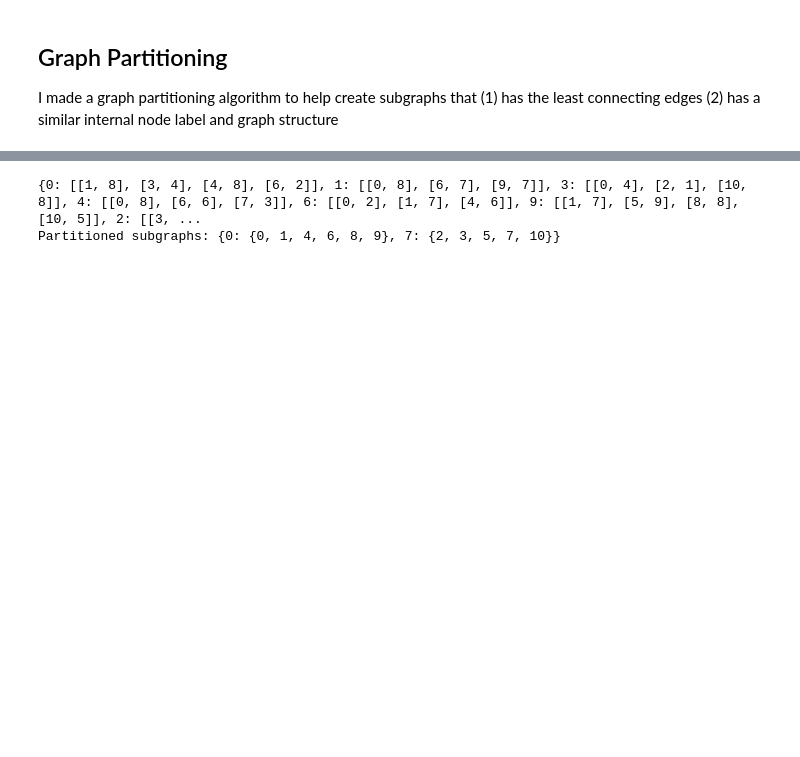
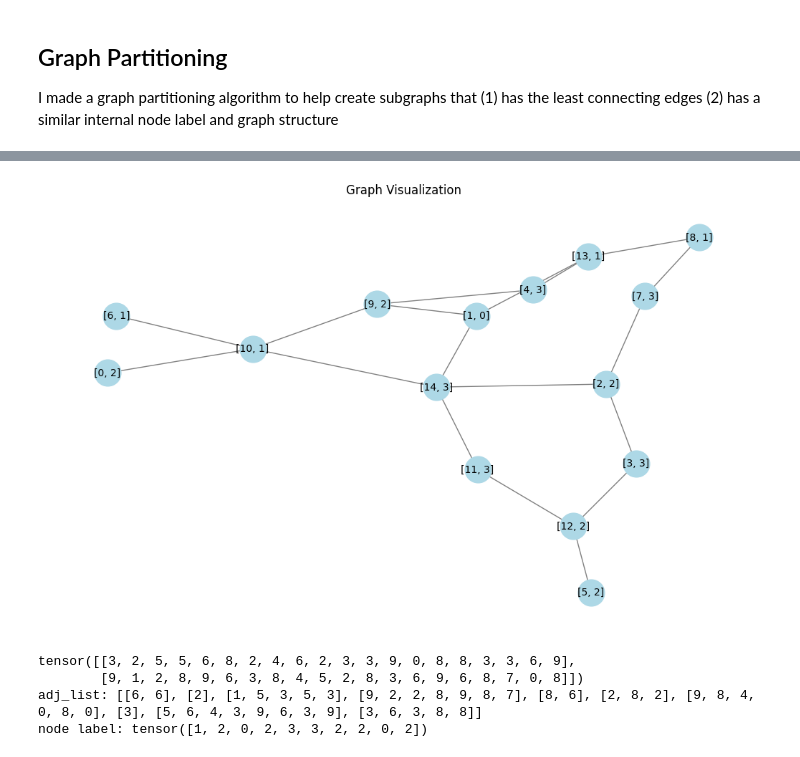
Before and after one commit to Ashley0909/DG-CoLearn, a Jupyter notebook: graph_partition.ipynb, the cells around one changed output, grey strips where cells are left out. Cells and saved outputs as stored; diff of their text form; code cells hidden in the pictures; blank space fills up the shorter version.

Commit message:
Implemented Graph Partitioning Algorithm

```diff
--- a/graph_partition.ipynb
+++ b/graph_partition.ipynb
@@ -109,29 +264,39 @@ def graph_partitioning(data, K):
 # %%
+import torch
+from torch_geometric.data import Data
+import networkx as nx
+import matplotlib.pyplot as plt
+
 def generate_example_graph():
     """ Generate a small example graph. """
     num_edges = 20
     edge_index = torch.zeros((2, num_edges), dtype=torch.long)
     for i in range(20):
-        edge_index[:, i] = torch.randperm(10)[:2]  # Pick 2 unique numbers from 0-9
-    edge_weight = torch.randint(0, 10, (num_edges,)) # Random edge weights
-    num_nodes = 10
-    node_labels = torch.randint(0, 3, (num_nodes,))  # Assign random labels
-    return Data(edge_index=edge_index, edge_weight=edge_weight, num_nodes=num_nodes, y=node_labels)
+        edge_index[:, i] = torch.randperm(15)[:2]  # Pick 2 unique numbers from 0-9
+    num_nodes = 15
+    node_labels = torch.randint(0, 4, (num_nodes,))  # Assign random labels
+    return Data(edge_index=edge_index, num_nodes=num_nodes, y=node_labels)
 
 def visualize_graph(data):
     """ Convert PyG Data to NetworkX and visualize the graph. """
-    G = nx.DiGraph()
+    G = nx.Graph()
     edge_index = data.edge_index.numpy()
-    edge_weight = data.edge_weight.numpy()
+    node_labels = {i: [i, data.y[i].item()] for i in range(len(data.y))}
 
     for i in range(edge_index.shape[1]):
-        G.add_edge(edge_index[0, i], edge_index[1, i], weight=edge_weight[i])
+        G.add_edge(edge_index[0, i], edge_index[1, i])
 
     pos = nx.spring_layout(G)
-    edge_labels = {(u, v): f'{d["weight"]}' for u, v, d in G.edges(data=True)}
 
-    plt.figure(figsize=(8, 6))
-    nx.draw(G, pos, with_labels=True, node_color='lightblue', edge_color='gray', node_size=700, font_size=10)
-    nx.draw_networkx_edge_labels(G, pos, edge_labels=edge_labels)
+    plt.figure(figsize=(10, 6))
+    nx.draw(G, pos, with_labels=True, labels=node_labels, node_color='lightblue', edge_color='gray', node_size=700, font_size=10)
     plt.title("Graph Visualization")
     plt.show()
+
+def edge_index_to_adj_list(edge_index, num_nodes):
+    adj_list = [[] for _ in range(num_nodes)]  # Initialize adjacency list
+    for src, dst in zip(edge_index[0], edge_index[1]):  # Iterate over edges
+        adj_list[src.item()].append(dst.item())
+        adj_list[dst.item()].append(src.item()) # both direction
+
+    return adj_list
@@ -148,6 +303,17 @@ graph_data = Data(edge_index=edge_index, edge_weight=edge_weight, num_nodes=num_
-# %%
-partitions = graph_partitioning(graph_data, K=3)
-print("Partitioned subgraphs:", partitions)
-# %% [output]
-{0: [[1, 8], [3, 4], [4, 8], [6, 2]], 1: [[0, 8], [6, 7], [9, 7]], 3: [[0, 4], [2, 1], [10, 8]], 4: [[0, 8], [6, 6], [7, 3]], 6: [[0, 2], [1, 7], [4, 6]], 9: [[1, 7], [5, 9], [8, 8], [10, 5]], 2: [[3, ...
-Partitioned subgraphs: {0: {0, 1, 4, 6, 8, 9}, 7: {2, 3, 5, 7, 10}}
+# %%
+graph_data = generate_example_graph()
+visualize_graph(graph_data)
+# %% [output]
+[figure, added]
+# %%
+print(graph_data.edge_index)
+adj_list = edge_index_to_adj_list(graph_data.edge_index, graph_data.num_nodes)
+node_label = graph_data.y
+
+print("adj_list:", adj_list)
+print("node label:", node_label)
+# %% [output]
+tensor([[3, 2, 5, 5, 6, 8, 2, 4, 6, 2, 3, 3, 9, 0, 8, 8, 3, 3, 6, 9],
+        [9, 1, 2, 8, 9, 6, 3, 8, 4, 5, 2, 8, 3, 6, 9, 6, 8, 7, 0, 8]])
+adj_list: [[6, 6], [2], [1, 5, 3, 5, 3], [9, 2, 2, 8, 9, 8, 7], [8, 6], [2, 8, 2], [9, 8, 4, 0, 8, 0], [3], [5, 6, 4, 3, 9, 6, 3, 9], [3, 6, 3, 8, 8]]
+node label: tensor([1, 2, 0, 2, 3, 3, 2, 2, 0, 2])
```
Also changed, not shown: parts of 13 cells of this notebook, 3 other files.
